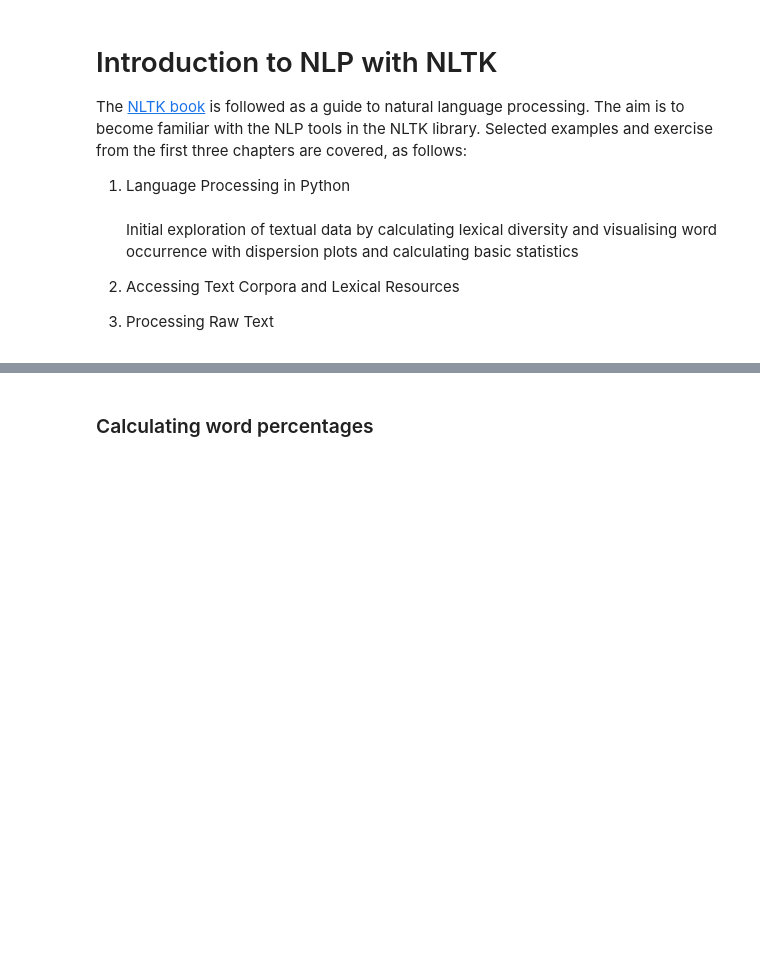
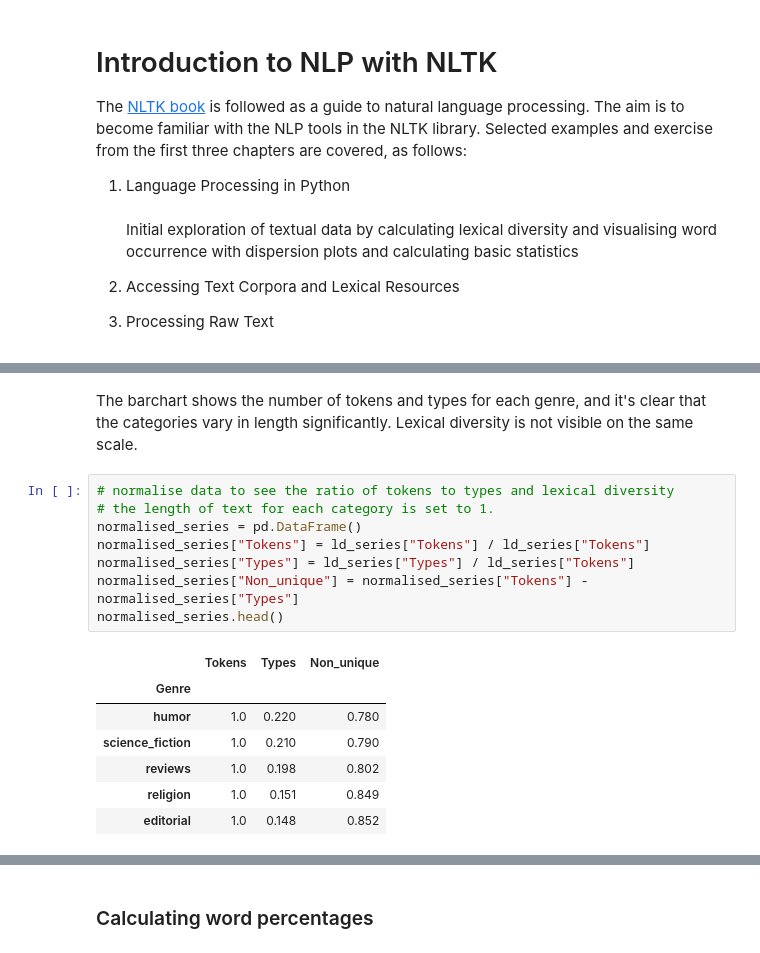
Before and after one commit to ksenia-5/nlp, a Jupyter notebook: natural-language-toolkit-getting-started.ipynb, the cells around one changed output, grey strips where cells are left out. Drawn from its saved outputs; the diff is of its cells as text; blank space fills up the shorter version.

```diff
--- a/natural-language-toolkit-getting-started.ipynb
+++ b/natural-language-toolkit-getting-started.ipynb
@@ -180,0 +196,18 @@ ld_series[["Lexical Diversity"]].plot(kind='bar')
+# %% [markdown]
+The barchart shows the number of tokens and types for each genre, and it's clear that the categories vary in length significantly. Lexical diversity is not visible on the same scale.
+# %%
+# normalise data to see the ratio of tokens to types and lexical diversity
+# the length of text for each category is set to 1.
+normalised_series = pd.DataFrame()
+normalised_series["Tokens"] = ld_series["Tokens"] / ld_series["Tokens"]
+normalised_series["Types"] = ld_series["Types"] / ld_series["Tokens"]
+normalised_series["Non_unique"] = normalised_series["Tokens"] - normalised_series["Types"]
+normalised_series.head()
+# %% [output]
+|  | Tokens | Types | Non_unique |
+| Genre |  |  |  |
+| humor | 1.0 | 0.220 | 0.780 |
+| science_fiction | 1.0 | 0.210 | 0.790 |
+| reviews | 1.0 | 0.198 | 0.802 |
+| religion | 1.0 | 0.151 | 0.849 |
+| editorial | 1.0 | 0.148 | 0.852 |
```
Also changed, not shown: parts of 32 cells of this notebook.
